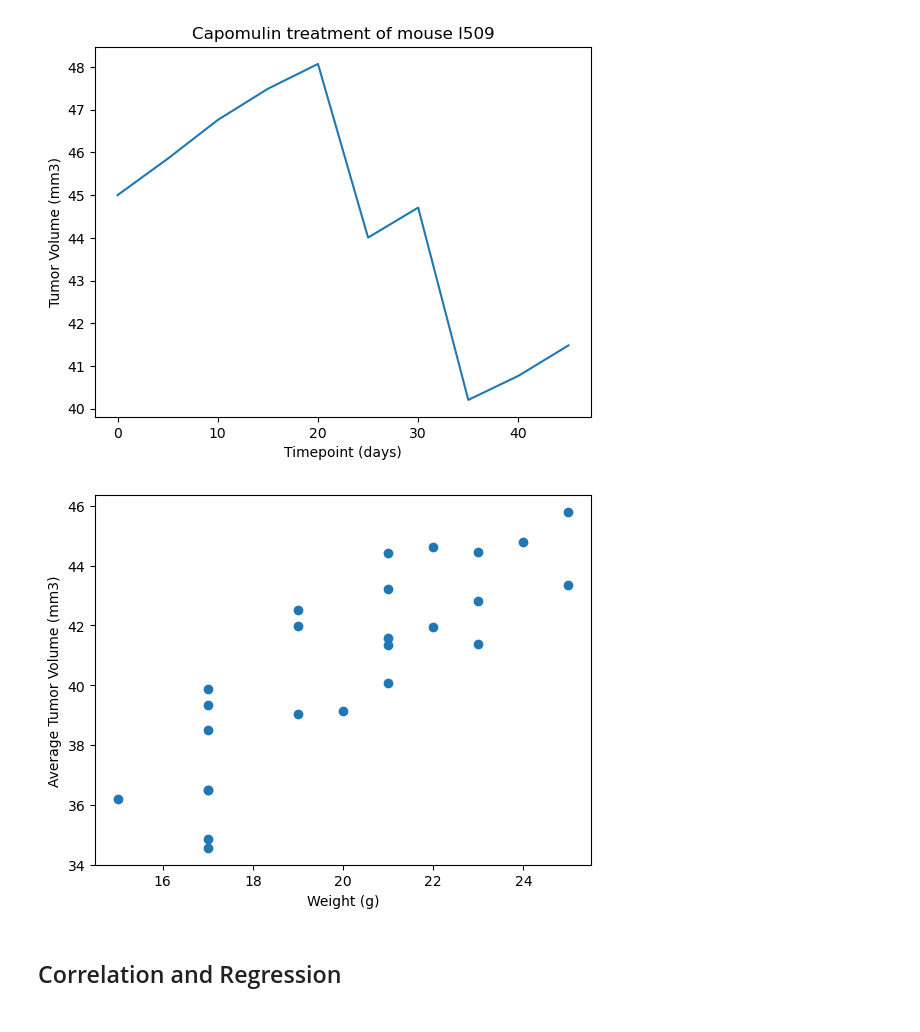
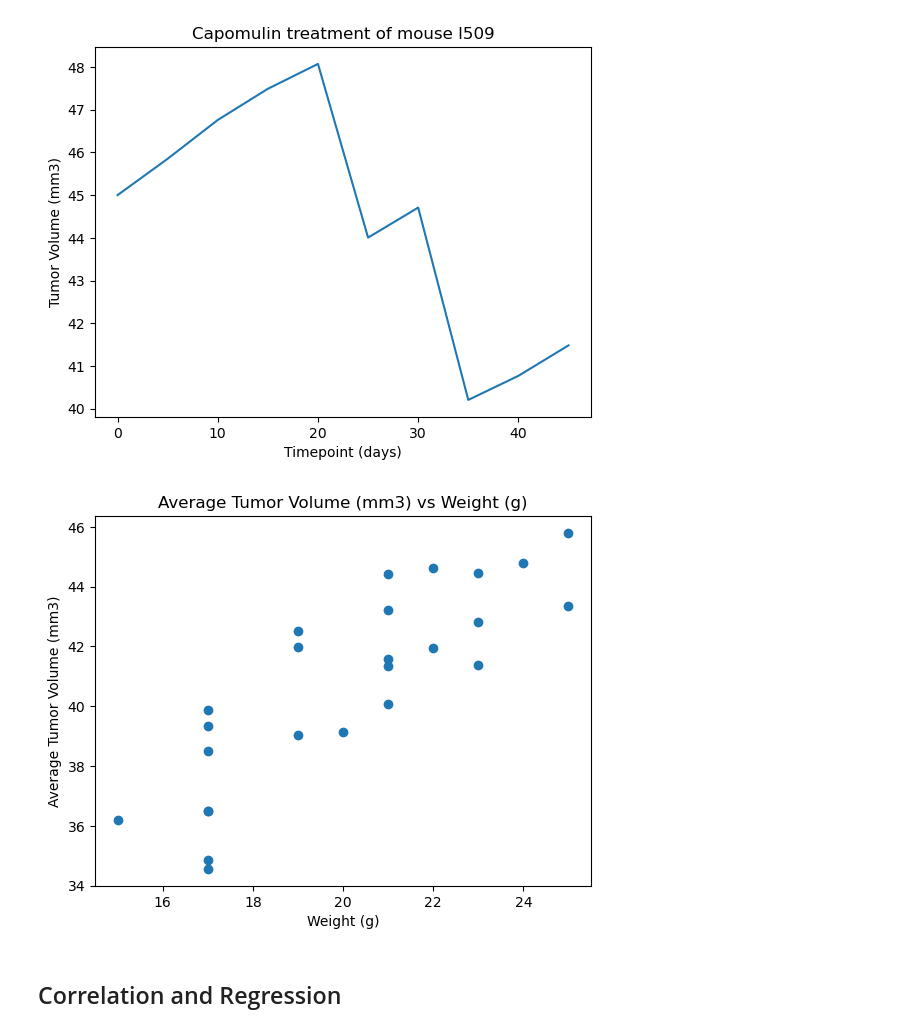
Before and after one commit to amcl11/matplotlib-visualisation, a Jupyter notebook: Pymaceuticals/pymaceuticals_code.ipynb, the cells around one changed output. Drawn from its saved outputs; the diff is of its cells as text; code cells hidden in the pictures.

```diff
--- a/Pymaceuticals/pymaceuticals_code.ipynb
+++ b/Pymaceuticals/pymaceuticals_code.ipynb
@@ -312,26 +315,27 @@ plt.show()
 # %%
 # Generate a scatter plot of mouse weight vs. the average observed tumor volume for the entire Capomulin regimen
 
 # Calculate the average tumor volume for each mouse ID
 avg_capm_vol = capomulin_df.groupby('Mouse ID')[['Weight (g)', 'Tumor Volume (mm3)']].mean()
 
 # Create a new figure and axes for the plot
 fig1, ax1 = plt.subplots()
 
 # Set the marker size for the scatter plot
 marker_size = 15
 
 # Generate scatter plot using the average weight as the x-axis and average tumor volume as the y-axis
 plt.scatter(avg_capm_vol['Weight (g)'], avg_capm_vol['Tumor Volume (mm3)'])
 
 # Set x-axis label, and y-axis label for the plot
 plt.xlabel('Weight (g)')
 plt.ylabel('Average Tumor Volume (mm3)')
+plt.title('Average Tumor Volume (mm3) vs Weight (g)')
 
 # Display the plot
 plt.show()
 # %% [output]
-[figure, old version]
+[figure, new version]
 # %% [markdown]
 ## Correlation and Regression
 # %%
```
Also changed, not shown: parts of 4 cells of this notebook, 1 other file.
